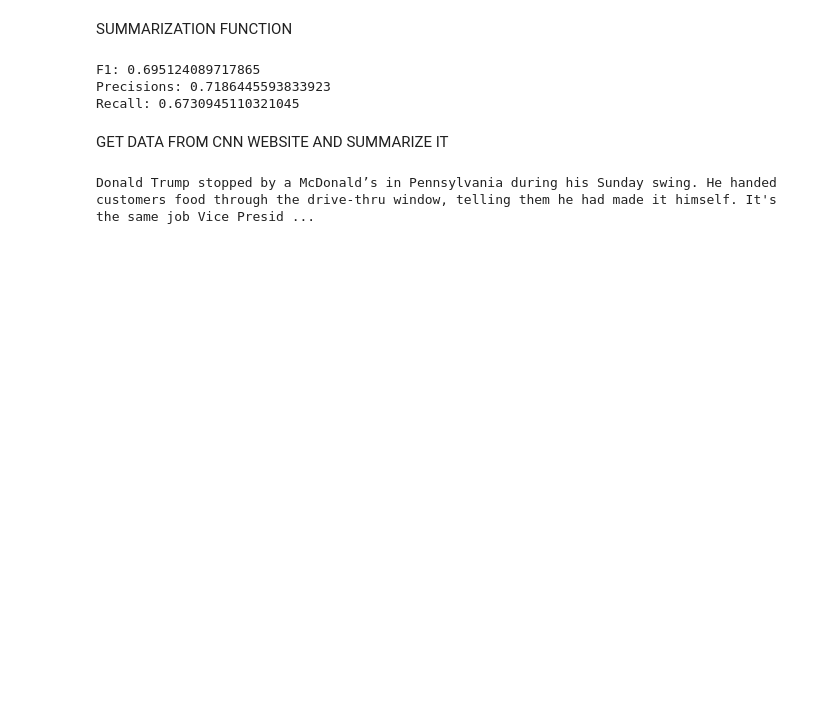
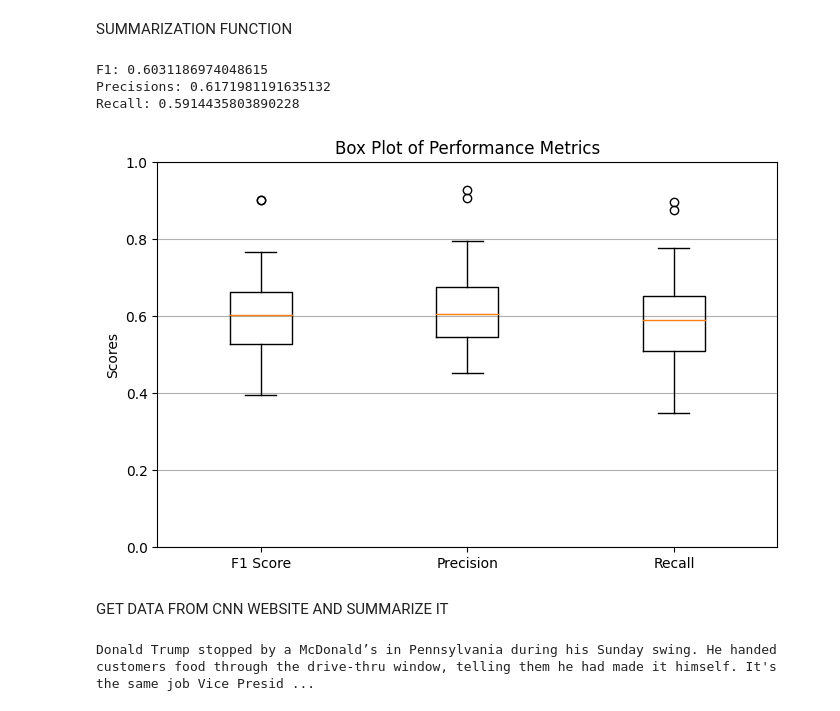
Before and after one commit to Khoawawa/text-summarization, a Jupyter notebook: text_summarization.ipynb, the cells around one changed output. Drawn from its saved outputs; the diff is of its cells as text; code cells hidden in the pictures; blank space fills up the shorter version.

```diff
--- a/text_summarization.ipynb
+++ b/text_summarization.ipynb
@@ -65,7 +71,7 @@ def summarize(text,max_length=250,min_length=30):
 # %%
 bart_summaries = []
 ref_summaries = []
-no_eval_articles = 100
+no_eval_articles = 50
 
 for i in range(no_eval_articles):
     article = ds_test[i]['article']
@@ -87,15 +93,33 @@ score = {
     'recall': results['recall']
 }
 # %%
-import numpy
+import numpy as np
 
-print(f"F1: {numpy.average(score['f1'])}")
-print(f"Precisions: {numpy.average(score['precision'])}")
-print(f"Recall: {numpy.average(score['recall'])}")
+print(f"F1: {np.average(score['f1'])}")
+print(f"Precisions: {np.average(score['precision'])}")
+print(f"Recall: {np.average(score['recall'])}")
 # %% [output]
-F1: 0.695124089717865
-Precisions: 0.7186445593833923
-Recall: 0.6730945110321045
+F1: 0.6031186974048615
+Precisions: 0.6171981191635132
+Recall: 0.5914435803890228
+# %%
+import matplotlib.pyplot as plt
+# Prepare the data for box plot
+data = [results['f1'], results['precision'], results['recall']]
+labels = ['F1 Score', 'Precision', 'Recall']
+
+# Create a box plot
+plt.figure(figsize=(8, 5))
+plt.boxplot(data, labels=labels)
+
+# Adding labels and title
+plt.title('Box Plot of Performance Metrics')
+plt.ylabel('Scores')
+plt.ylim(0, 1)  # Set y-axis limits
+plt.grid(axis='y')
+plt.show()
+# %% [output]
+[figure, added]
 # %% [markdown]
 GET DATA FROM CNN WEBSITE AND SUMMARIZE IT
 # %%
```
Also changed, not shown: parts of 1 cell of this notebook.
